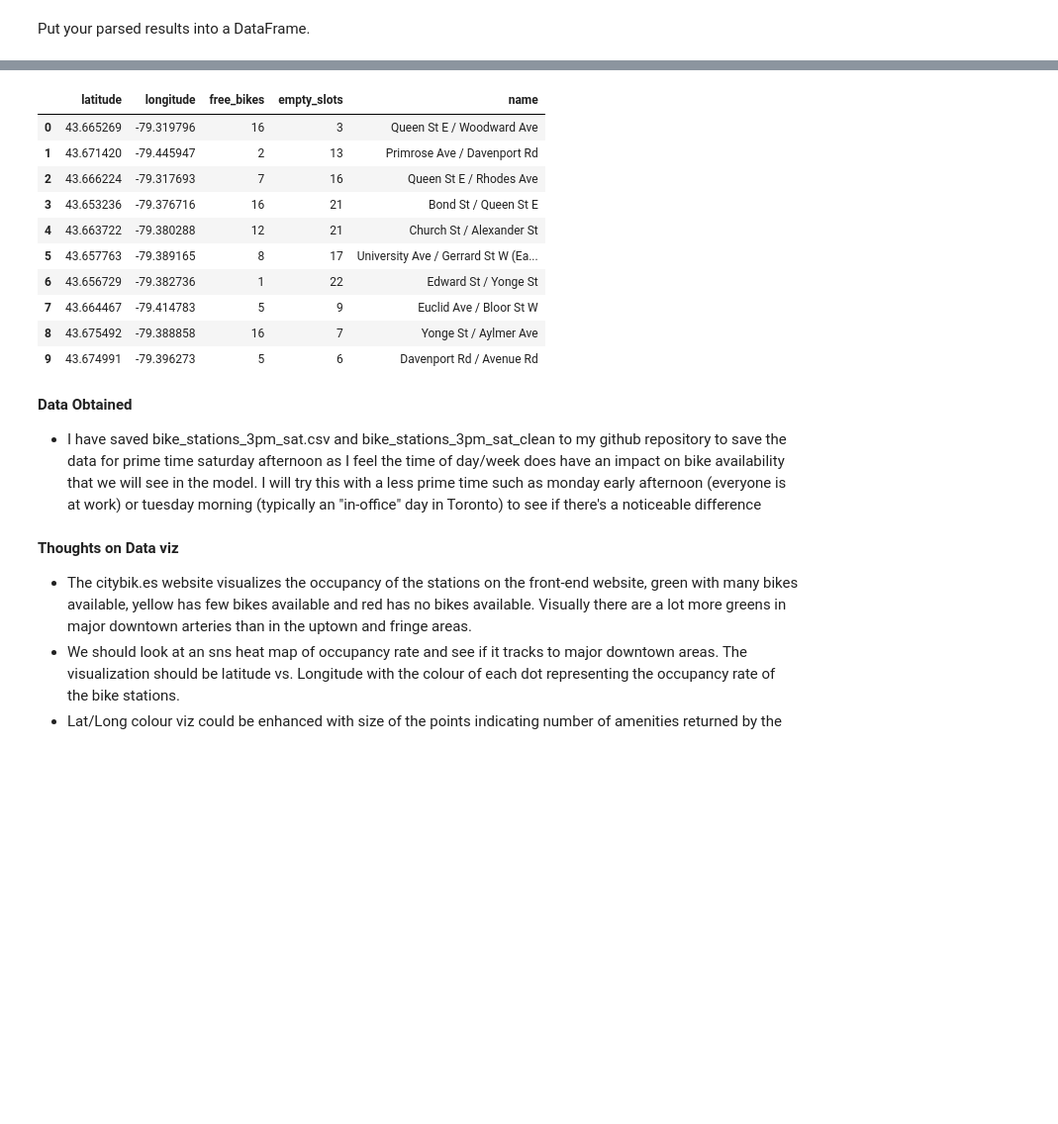
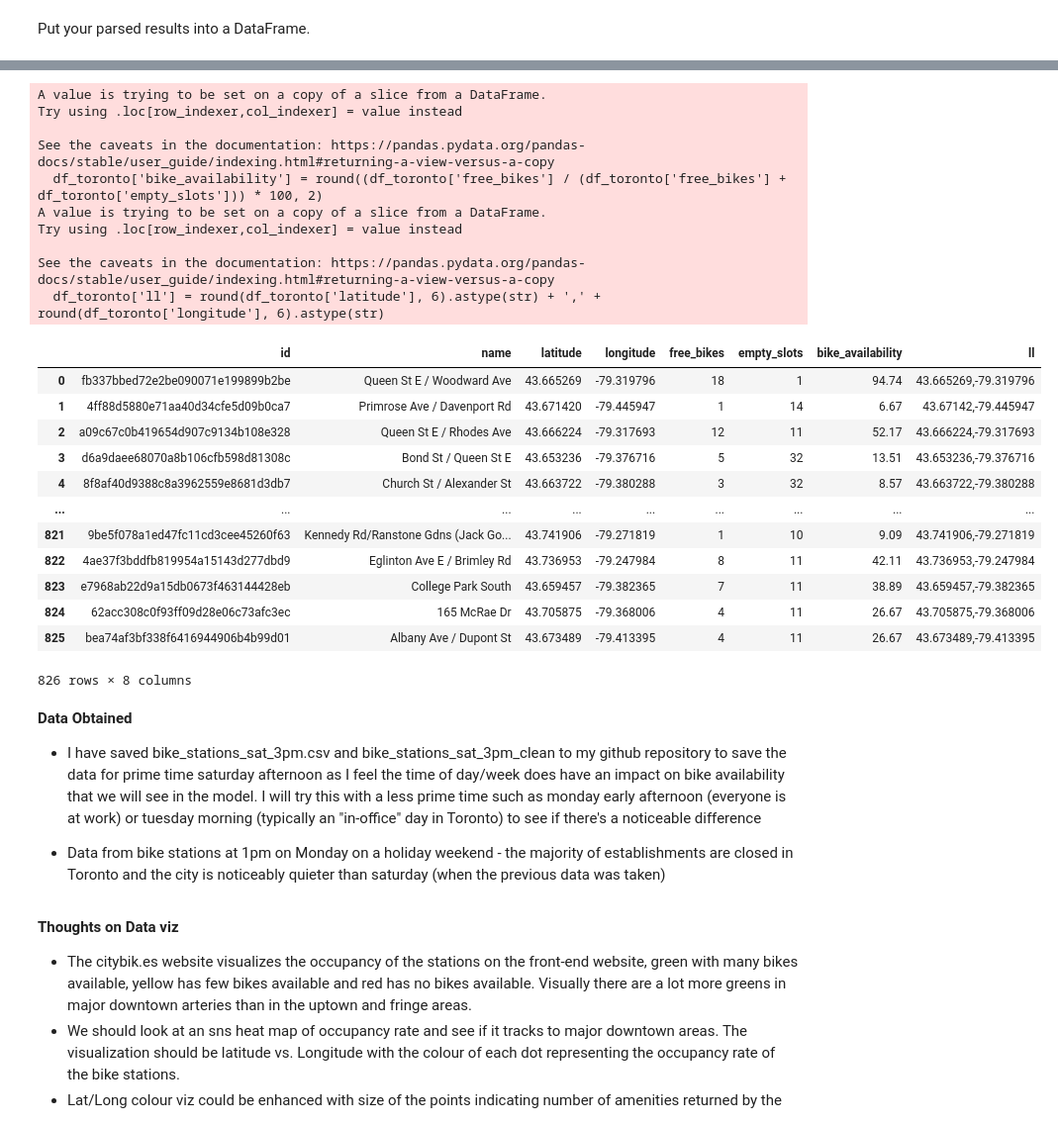
Before and after one commit to tjjdoherty/python-statistical-modelling, a Jupyter notebook: notebooks/city_bikes.ipynb, the cells around one changed output, grey strips where cells are left out. Shown: that part at 99% size. Cells and saved outputs as stored; diff of their text form; code cells hidden in the pictures; blank space fills up the shorter version.

```diff
--- a/notebooks/city_bikes.ipynb
+++ b/notebooks/city_bikes.ipynb
@@ -96,18 +98,36 @@ df_toronto_stations.to_csv(csv_file_path, index=False)
 # %%
 # extract the columns of interest into a new df to strip out the irrelevant/extra columns
+df_toronto_stations = pd.read_csv('bike_stations_sat_3pm.csv')
 
-df_toronto = df_toronto_stations[['latitude', 'longitude', 'free_bikes', 'empty_slots', 'name']]
-df_toronto.head(10)
+df_toronto = df_toronto_stations[['id', 'name', 'latitude', 'longitude', 'free_bikes', 'empty_slots']]
+
+df_toronto['bike_availability'] = round((df_toronto['free_bikes'] / (df_toronto['free_bikes'] + df_toronto['empty_slots'])) * 100, 2)
+
+df_toronto['ll'] = round(df_toronto['latitude'], 6).astype(str) + ',' + round(df_toronto['longitude'], 6).astype(str)
+
+df_toronto
 # %% [output]
+A value is trying to be set on a copy of a slice from a DataFrame.
+Try using .loc[row_indexer,col_indexer] = value instead
+
+See the caveats in the documentation: https://pandas.pydata.org/pandas-docs/stable/user_guide/indexing.html#returning-a-view-versus-a-copy
+  df_toronto['bike_availability'] = round((df_toronto['free_bikes'] / (df_toronto['free_bikes'] + df_toronto['empty_slots'])) * 100, 2)
+A value is trying to be set on a copy of a slice from a DataFrame.
+Try using .loc[row_indexer,col_indexer] = value instead
+
+See the caveats in the documentation: https://pandas.pydata.org/pandas-docs/stable/user_guide/indexing.html#returning-a-view-versus-a-copy
+  df_toronto['ll'] = round(df_toronto['latitude'], 6).astype(str) + ',' + round(df_toronto['longitude'], 6).astype(str)
-|  | latitude | longitude | free_bikes | empty_slots | name |
-| 0 | 43.665269 | -79.319796 | 16 | 3 | Queen St E / Woodward Ave |
-| 1 | 43.671420 | -79.445947 | 2 | 13 | Primrose Ave / Davenport Rd |
-| 2 | 43.666224 | -79.317693 | 7 | 16 | Queen St E / Rhodes Ave |
-| 3 | 43.653236 | -79.376716 | 16 | 21 | Bond St / Queen St E |
-| 4 | 43.663722 | -79.380288 | 12 | 21 | Church St / Alexander St |
-| 5 | 43.657763 | -79.389165 | 8 | 17 | University Ave / Gerrard St W (Ea... |
-| 6 | 43.656729 | -79.382736 | 1 | 22 | Edward St / Yonge St |
-| 7 | 43.664467 | -79.414783 | 5 | 9 | Euclid Ave / Bloor St W |
-| 8 | 43.675492 | -79.388858 | 16 | 7 | Yonge St / Aylmer Ave |
-| 9 | 43.674991 | -79.396273 | 5 | 6 | Davenport Rd / Avenue Rd |
+|  | id | name | latitude | longitude | free_bikes | empty_slots | bike_availability | ll |
+| 0 | fb337bbed72e2be090071e199899b2be | Queen St E / Woodward Ave | 43.665269 | -79.319796 | 18 | 1 | 94.74 | 43.665269,-79.319796 |
+| 1 | 4ff88d5880e71aa40d34cfe5d09b0ca7 | Primrose Ave / Davenport Rd | 43.671420 | -79.445947 | 1 | 14 | 6.67 | 43.67142,-79.445947 |
+| 2 | a09c67c0b419654d907c9134b108e328 | Queen St E / Rhodes Ave | 43.666224 | -79.317693 | 12 | 11 | 52.17 | 43.666224,-79.317693 |
+| 3 | d6a9daee68070a8b106cfb598d81308c | Bond St / Queen St E | 43.653236 | -79.376716 | 5 | 32 | 13.51 | 43.653236,-79.376716 |
+| 4 | 8f8af40d9388c8a3962559e8681d3db7 | Church St / Alexander St | 43.663722 | -79.380288 | 3 | 32 | 8.57 | 43.663722,-79.380288 |
+| ... | ... | ... | ... | ... | ... | ... | ... | ... |
+| 821 | 9be5f078a1ed47fc11cd3cee45260f63 | Kennedy Rd/Ranstone Gdns (Jack Go... | 43.741906 | -79.271819 | 1 | 10 | 9.09 | 43.741906,-79.271819 |
+| 822 | 4ae37f3bddfb819954a15143d277dbd9 | Eglinton Ave E / Brimley Rd | 43.736953 | -79.247984 | 8 | 11 | 42.11 | 43.736953,-79.247984 |
+| 823 | e7968ab22d9a15db0673f463144428eb | College Park South | 43.659457 | -79.382365 | 7 | 11 | 38.89 | 43.659457,-79.382365 |
+| 824 | 62acc308c0f93ff09d28e06c73afc3ec | 165 McRae Dr | 43.705875 | -79.368006 | 4 | 11 | 26.67 | 43.705875,-79.368006 |
+| 825 | bea74af3bf338f6416944906b4b99d01 | Albany Ave / Dupont St | 43.673489 | -79.413395 | 4 | 11 | 26.67 | 43.673489,-79.413395 |
+826 rows × 8 columns
 # %%
@@ -115,7 +135,9 @@ csv_file_path = 'bike_stations_3pm_sat_clean.csv'
 df_toronto.to_csv(csv_file_path, index=False)
 # %% [markdown]
 **Data Obtained**
-- I have saved bike_stations_3pm_sat.csv and bike_stations_3pm_sat_clean to my github repository to save the data for prime time saturday afternoon as I feel the time of day/week does have an impact on bike availability that we will see in the model. I will try this with a less prime time such as monday early afternoon (everyone is at work) or tuesday morning (typically an "in-office" day in Toronto) to see if there's a noticeable difference
+- I have saved bike_stations_sat_3pm.csv and bike_stations_sat_3pm_clean to my github repository to save the data for prime time saturday afternoon as I feel the time of day/week does have an impact on bike availability that we will see in the model. I will try this with a less prime time such as monday early afternoon (everyone is at work) or tuesday morning (typically an "in-office" day in Toronto) to see if there's a noticeable difference
+
+- Data from bike stations at 1pm on Monday on a holiday weekend - the majority of establishments are closed in Toronto and the city is noticeably quieter than saturday (when the previous data was taken)
 # %% [markdown]
 **Thoughts on Data viz**
 - The citybik.es website visualizes the occupancy of the stations on the front-end website, green with many bikes available, yellow has few bikes available and red has no bikes available. Visually there are a lot more greens in major downtown arteries than in the uptown and fringe areas.
```
Also changed, not shown: parts of 5 cells of this notebook.
